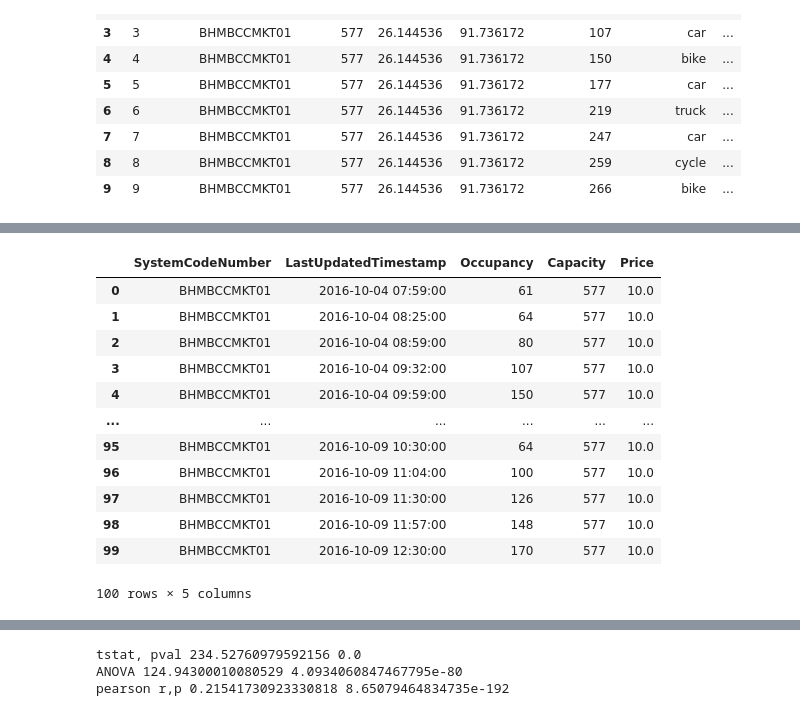
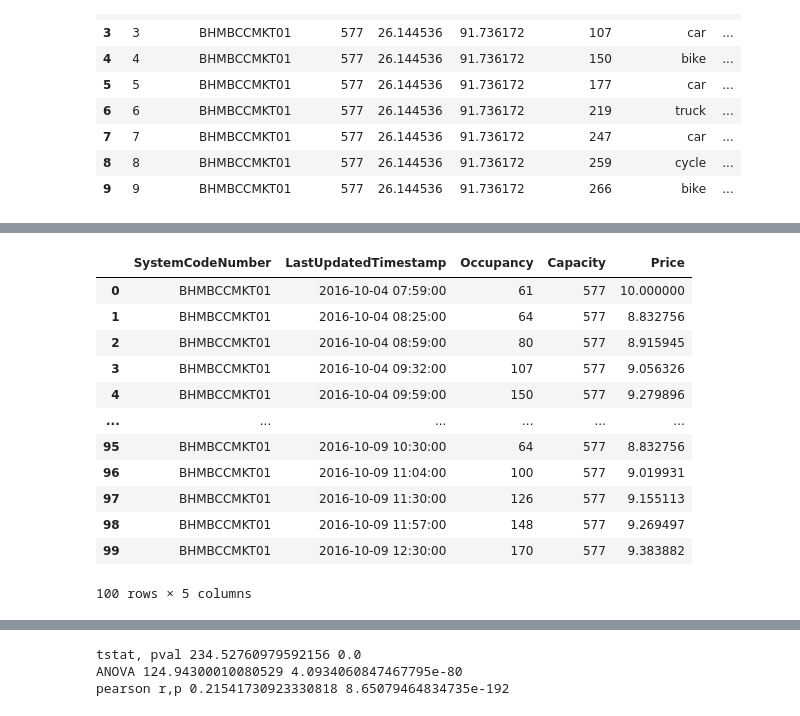
Before and after one commit to imyogeshwaran/Dynamic-pricing-for-urban-parking-lot-, a Jupyter notebook: dm1.ipynb, the cells around one changed output, grey strips where cells are left out. Saved outputs shown, nothing was run; the diff lists cells and outputs as text; code cells hidden in the pictures.

```diff
--- a/dm1.ipynb
+++ b/dm1.ipynb
@@ -267,43 +267,39 @@ df_model.head()
 # %%
 #Baseline Linear Pricing Model
 
-base_price = 10
-alpha = 5
-.anaconda/
-.cache/
-*.ipynb_checkpoints/
-*.lock
-*.csv
+base_price = 10  # Set base price as in later cells
+alpha = 3.0      # Use the same alpha as in later cells
+
 df = df.sort_values(by=['SystemCodeNumber', 'LastUpdatedTimestamp'])
 
 df['Price'] = base_price
 df['Price'] = df['Price'].astype(float)
 
 df['OccupancyRate'] = df['Occupancy'] / df['Capacity']
 for lot in df['SystemCodeNumber'].unique():
     lot_data = df[df['SystemCodeNumber'] == lot].copy()
-
-for i in range(1, len(lot_data)):
+    for i in range(1, len(lot_data)):
         prev_price = lot_data.iloc[i-1]['Price']
         occupancy_rate = lot_data.iloc[i]['OccupancyRate']
 
-new_price = prev_price + alpha * (occupancy_rate - 0.5)
-new_price = max(5, min(new_price, 30))
-df.loc[lot_data.index[i], 'Price'] = new_price
+        new_price = prev_price + alpha * (occupancy_rate - 0.5)
+        new_price = max(5, min(new_price, 30))
+        df.loc[lot_data.index[i], 'Price'] = new_price
+
 df[['SystemCodeNumber', 'LastUpdatedTimestamp', 'Occupancy', 'Capacity', 'Price']].head(100)
 # %% [output]
 |  | SystemCodeNumber | LastUpdatedTimestamp | Occupancy | Capacity | Price |
-| 0 | BHMBCCMKT01 | 2016-10-04 07:59:00 | 61 | 577 | 10.0 |
-| 1 | BHMBCCMKT01 | 2016-10-04 08:25:00 | 64 | 577 | 10.0 |
-| 2 | BHMBCCMKT01 | 2016-10-04 08:59:00 | 80 | 577 | 10.0 |
-| 3 | BHMBCCMKT01 | 2016-10-04 09:32:00 | 107 | 577 | 10.0 |
-| 4 | BHMBCCMKT01 | 2016-10-04 09:59:00 | 150 | 577 | 10.0 |
+| 0 | BHMBCCMKT01 | 2016-10-04 07:59:00 | 61 | 577 | 10.000000 |
+| 1 | BHMBCCMKT01 | 2016-10-04 08:25:00 | 64 | 577 | 8.832756 |
+| 2 | BHMBCCMKT01 | 2016-10-04 08:59:00 | 80 | 577 | 8.915945 |
+| 3 | BHMBCCMKT01 | 2016-10-04 09:32:00 | 107 | 577 | 9.056326 |
+| 4 | BHMBCCMKT01 | 2016-10-04 09:59:00 | 150 | 577 | 9.279896 |
 | ... | ... | ... | ... | ... | ... |
-| 95 | BHMBCCMKT01 | 2016-10-09 10:30:00 | 64 | 577 | 10.0 |
-| 96 | BHMBCCMKT01 | 2016-10-09 11:04:00 | 100 | 577 | 10.0 |
-| 97 | BHMBCCMKT01 | 2016-10-09 11:30:00 | 126 | 577 | 10.0 |
-| 98 | BHMBCCMKT01 | 2016-10-09 11:57:00 | 148 | 577 | 10.0 |
-| 99 | BHMBCCMKT01 | 2016-10-09 12:30:00 | 170 | 577 | 10.0 |
+| 95 | BHMBCCMKT01 | 2016-10-09 10:30:00 | 64 | 577 | 8.832756 |
+| 96 | BHMBCCMKT01 | 2016-10-09 11:04:00 | 100 | 577 | 9.019931 |
+| 97 | BHMBCCMKT01 | 2016-10-09 11:30:00 | 126 | 577 | 9.155113 |
+| 98 | BHMBCCMKT01 | 2016-10-09 11:57:00 | 148 | 577 | 9.269497 |
+| 99 | BHMBCCMKT01 | 2016-10-09 12:30:00 | 170 | 577 | 9.383882 |
 100 rows × 5 columns
 # %%
 base_price = 10
```
Also changed, not shown: parts of 6 cells of this notebook, 2 other files.
